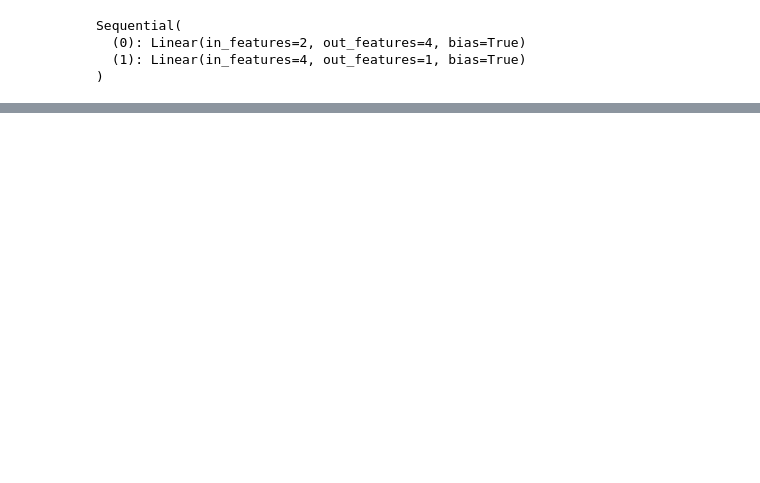
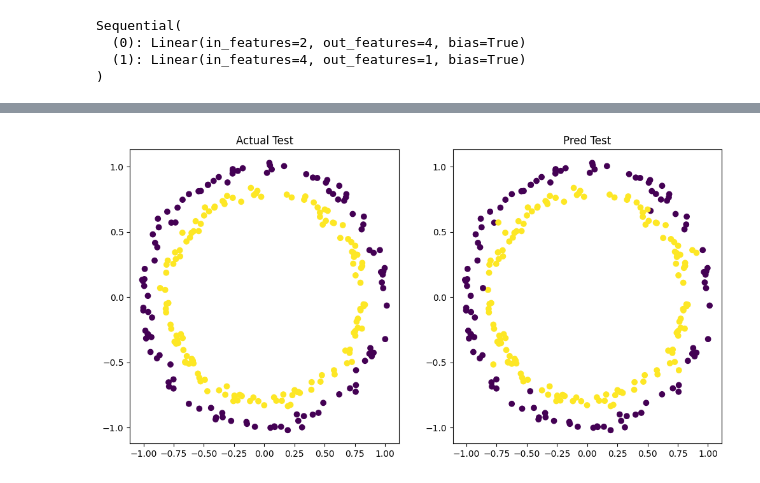
Before and after one commit to brainmentorspvtltd/IGDTU_PyTorchTraining, a Jupyter notebook: IG_ANN_UsingPyTorch.ipynb, the cells around one changed output, grey strips where cells are left out. Drawn from its saved outputs; the diff is of its cells as text; code cells hidden in the pictures; blank space fills up the shorter version.

```diff
--- a/IG_ANN_UsingPyTorch.ipynb
+++ b/IG_ANN_UsingPyTorch.ipynb
@@ -219,0 +238,11 @@ Epoch : 99 | Loss : 0.6949 | Acc : 51.47 | Test Loss : 0.6934 | Test Acc : 51.60
+# %%
+plt.figure(figsize=(12,6))
+plt.subplot(1,2,1)
+plt.title("Actual Test")
+plt.scatter(x_test[:,0], x_test[:,1], c=y_test)
+plt.subplot(1,2,2)
+plt.title("Pred Test")
+plt.scatter(x_test[:,0], x_test[:,1], c=test_pred.detach().numpy())
+plt.show()
+# %% [output]
+[figure, added]
```
Also changed, not shown: parts of 13 cells of this notebook.
